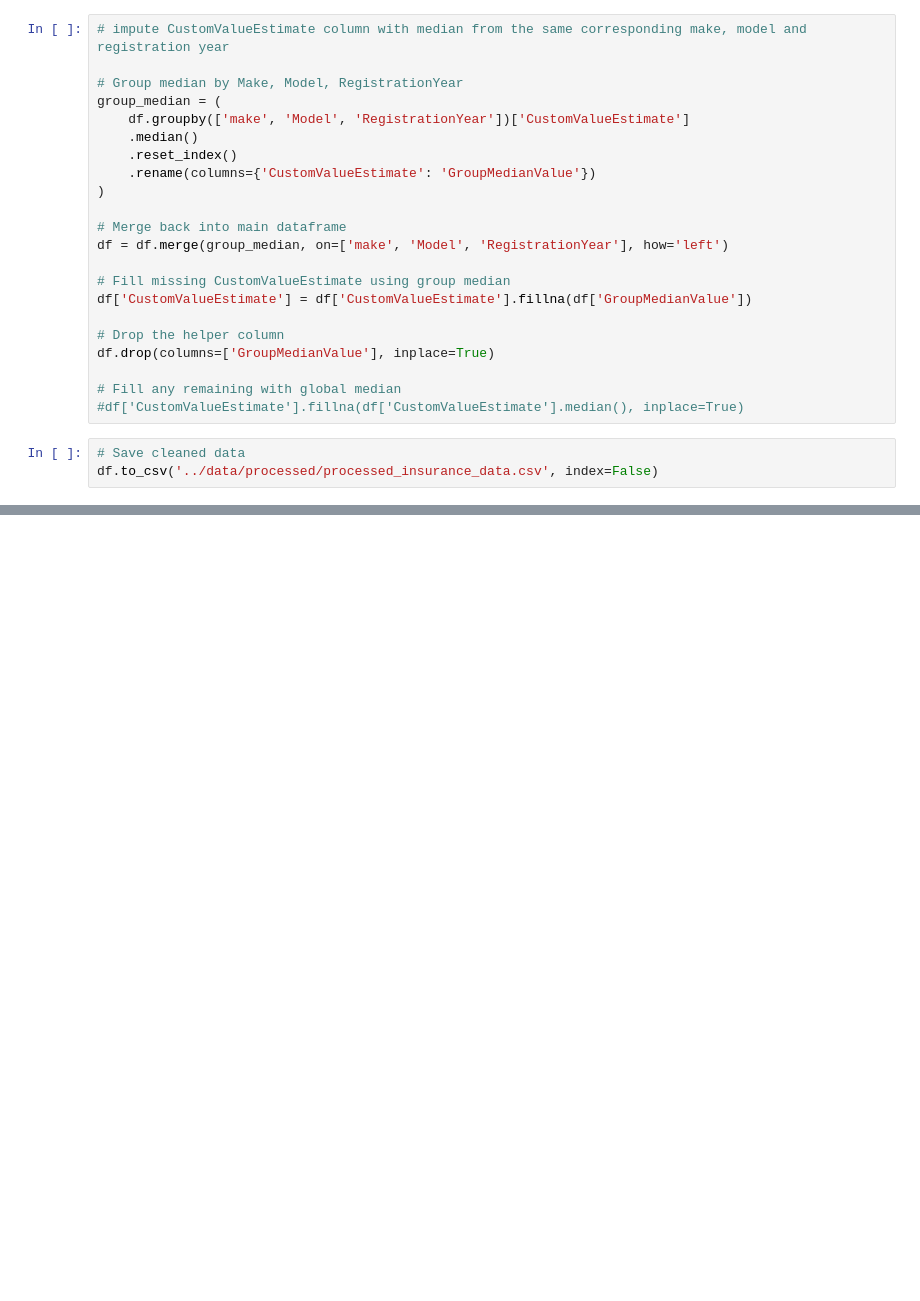
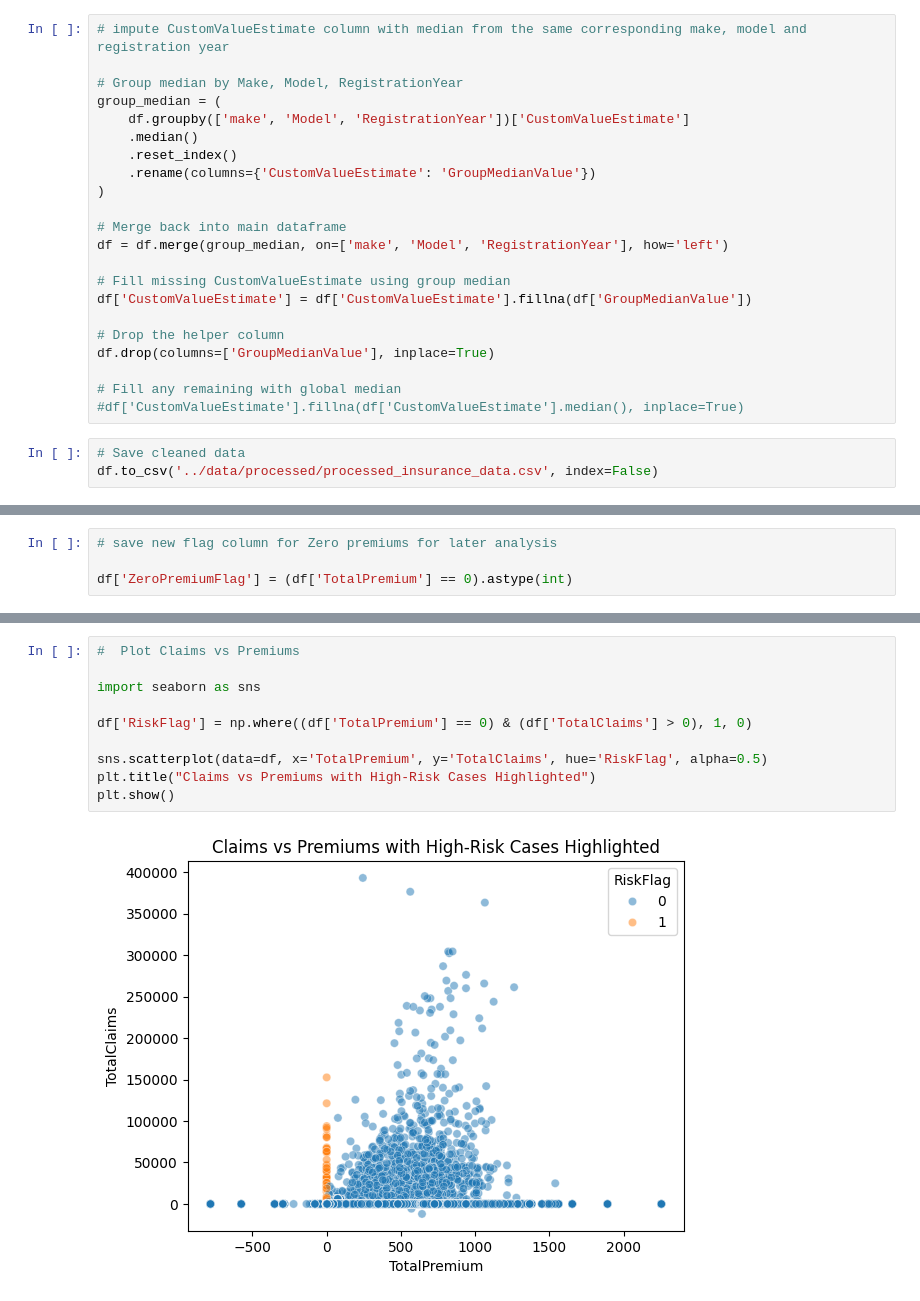
Before and after one commit to AmhaBK/insurance-risk-analytics, a Jupyter notebook: notebooks/eda.ipynb, the cells around one changed output, grey strips where cells are left out. Cells and saved outputs as stored; diff of their text form; blank space fills up the shorter version.

```diff
--- a/notebooks/eda.ipynb
+++ b/notebooks/eda.ipynb
@@ -108,0 +145,4 @@ df['LossRatio'] = df['TotalClaims'] / df['TotalPremium']
+# %%
+# save new flag column for Zero premiums for later analysis
+
+df['ZeroPremiumFlag'] = (df['TotalPremium'] == 0).astype(int)
@@ -108,0 +156,12 @@ df['LossRatio'] = df['TotalClaims'] / df['TotalPremium']
+# %%
+#  Plot Claims vs Premiums
+
+import seaborn as sns
+
+df['RiskFlag'] = np.where((df['TotalPremium'] == 0) & (df['TotalClaims'] > 0), 1, 0)
+
+sns.scatterplot(data=df, x='TotalPremium', y='TotalClaims', hue='RiskFlag', alpha=0.5)
+plt.title("Claims vs Premiums with High-Risk Cases Highlighted")
+plt.show()
+# %% [output]
+[figure, added]
```
Also changed, not shown: parts of 11 cells of this notebook.
